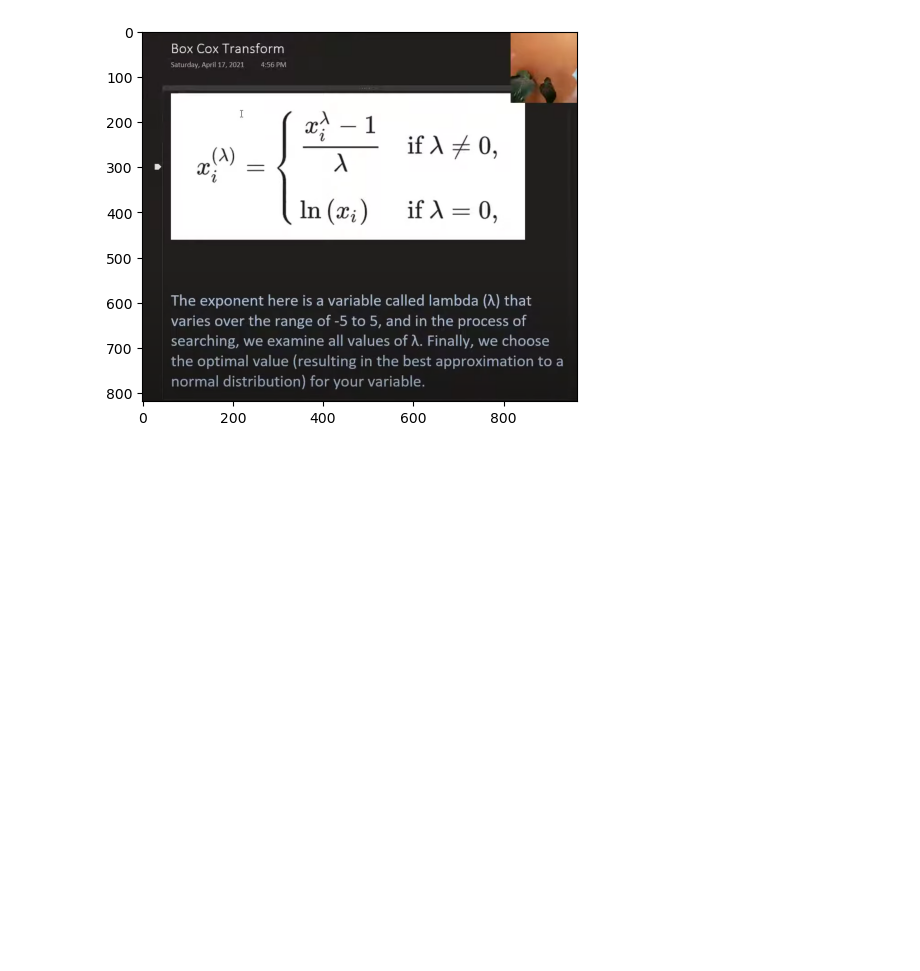
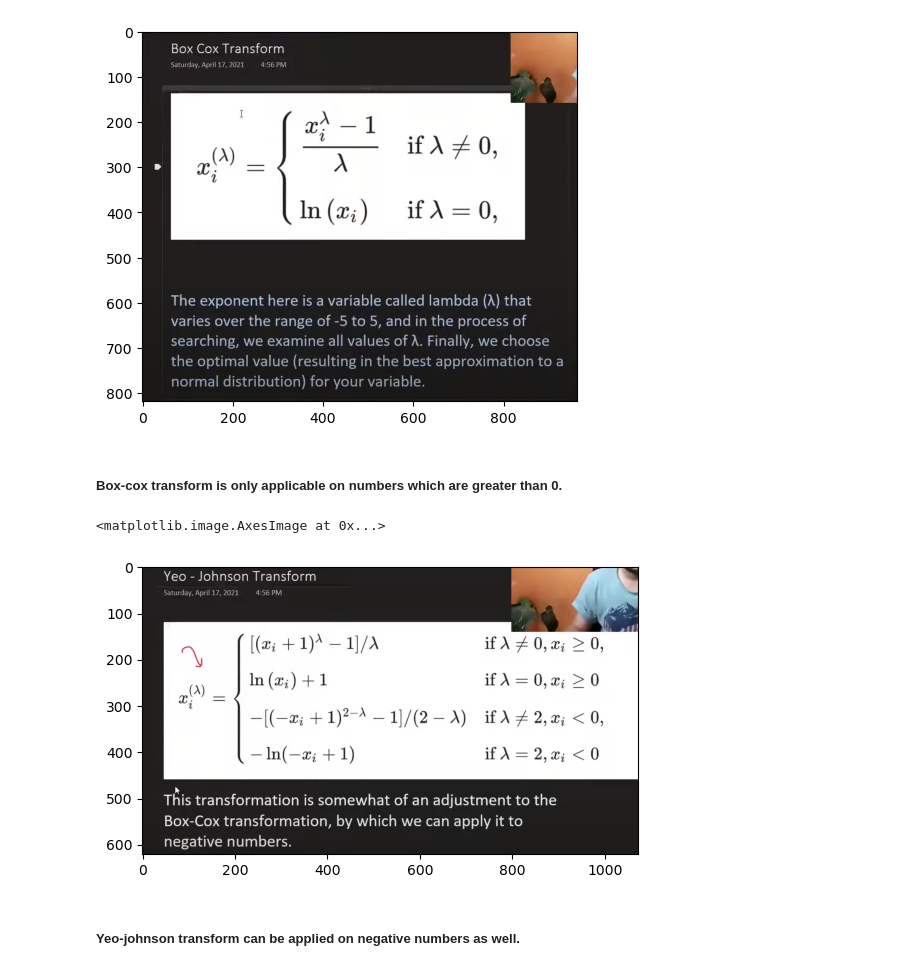
Before and after one commit to Shreyasb1015/Machine-Learning, a Jupyter notebook: variable-transformation/power-transformer.ipynb, the cells around one changed output. Drawn from its saved outputs; the diff is of its cells as text; code cells hidden in the pictures; blank space fills up the shorter version.

Commit message:
power transformer

```diff
--- a/variable-transformation/power-transformer.ipynb
+++ b/variable-transformation/power-transformer.ipynb
@@ -10,3 +10,5 @@ plt.imshow(img)
 # %% [output]
 <matplotlib.image.AxesImage at 0x...>
 [figure]
+# %% [markdown]
+##### Box-cox transform is only applicable on numbers which are greater than 0.
@@ -12,0 +18,9 @@ plt.imshow(img)
+# %%
+img=pltimg.imread('yeo-johnson.png')
+# %%
+plt.imshow(img)
+# %% [output]
+<matplotlib.image.AxesImage at 0x...>
+[figure, added]
+# %% [markdown]
+##### Yeo-johnson transform can be applied on negative numbers as well.
```
Also changed, not shown: parts of 1 cell of this notebook, 1 other file.
